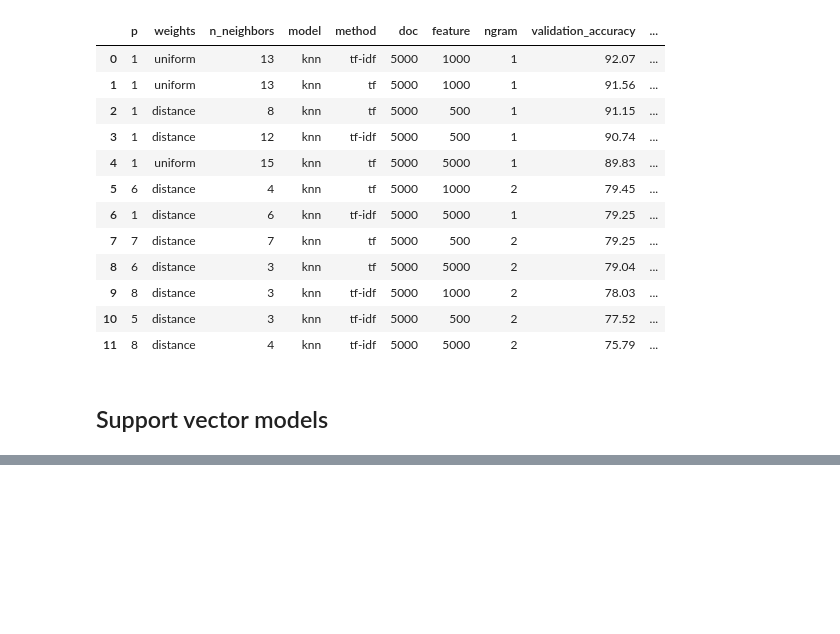
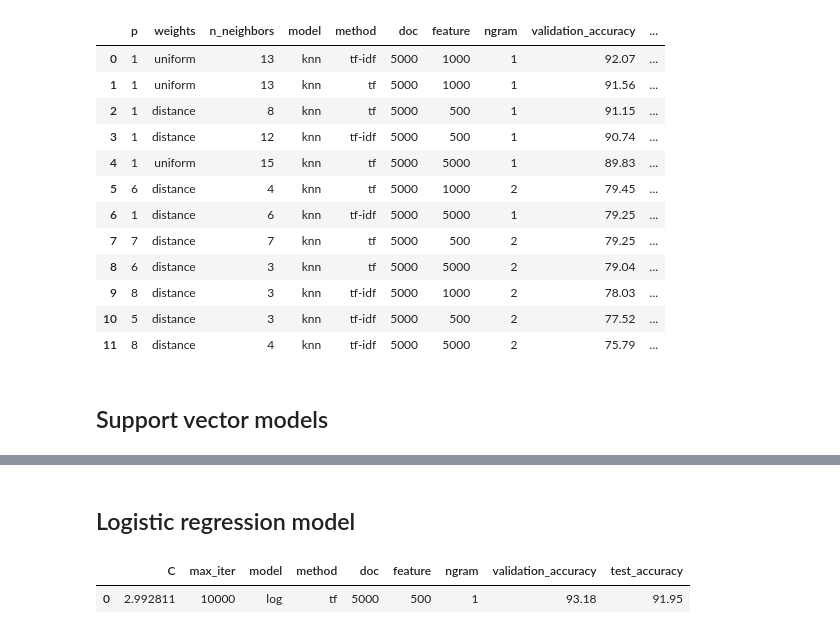
Before and after one commit to benjaminperucco/udacity-nano-mle, a Jupyter notebook: 5 Capstone/2 Project/3_postprocessing.ipynb, the cells around one changed output, grey strips where cells are left out. Cells and saved outputs as stored; diff of their text form; code cells hidden in the pictures; blank space fills up the shorter version.

```diff
--- a/5 Capstone/2 Project/3_postprocessing.ipynb
+++ b/5 Capstone/2 Project/3_postprocessing.ipynb
@@ -170,0 +178,9 @@ results_svc.head(results_svc.shape[0]) # display all
+# %% [markdown]
+## Logistic regression model
+# %%
+results_log = read_tuned_model_results('log')
+results_log = join_with_accuracy(results_log, results)
+results_log.head(results_log.shape[0]) # display all
+# %% [output]
+|  | C | max_iter | model | method | doc | feature | ngram | validation_accuracy | test_accuracy |
+| 0 | 2.992811 | 10000 | log | tf | 5000 | 500 | 1 | 93.18 | 91.95 |
```
Also changed, not shown: parts of 11 cells of this notebook.
